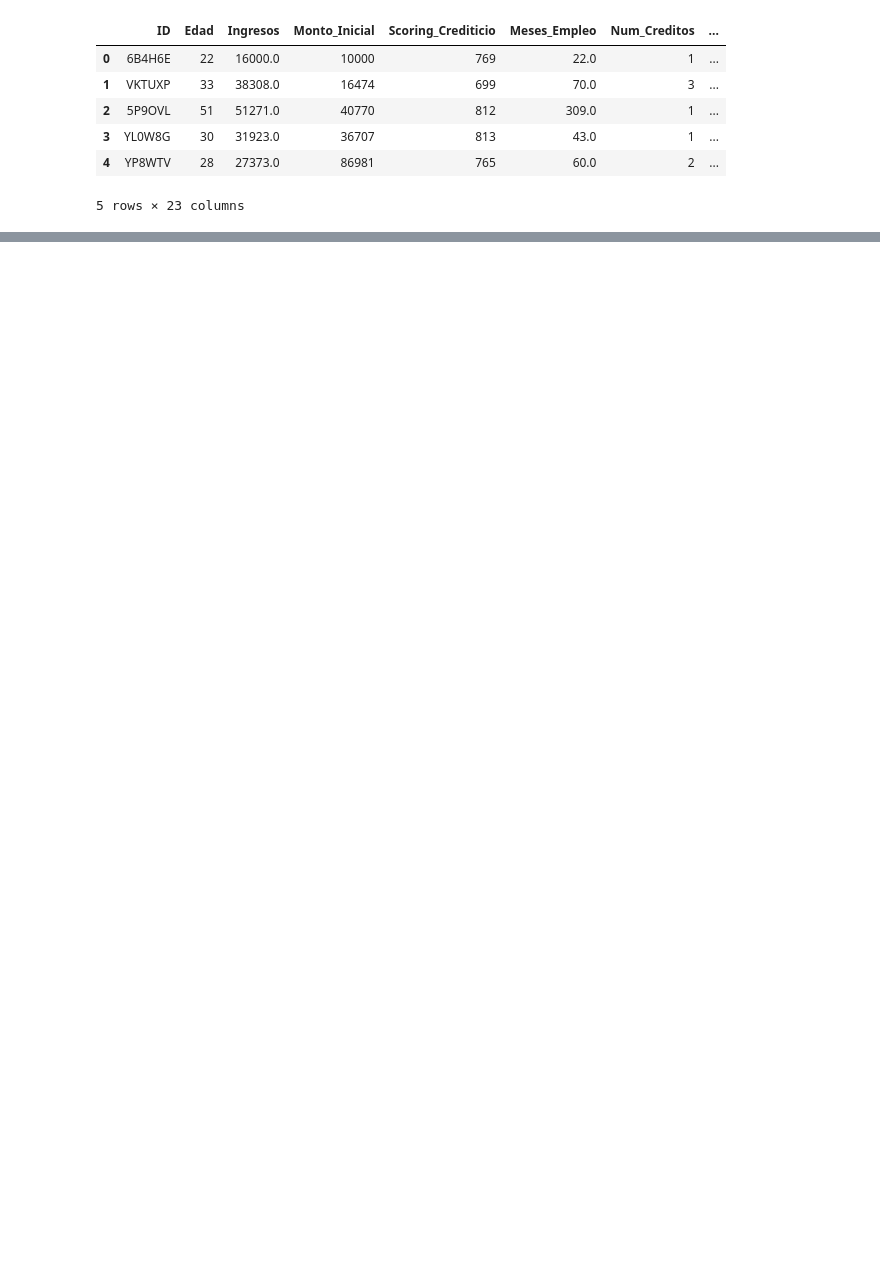
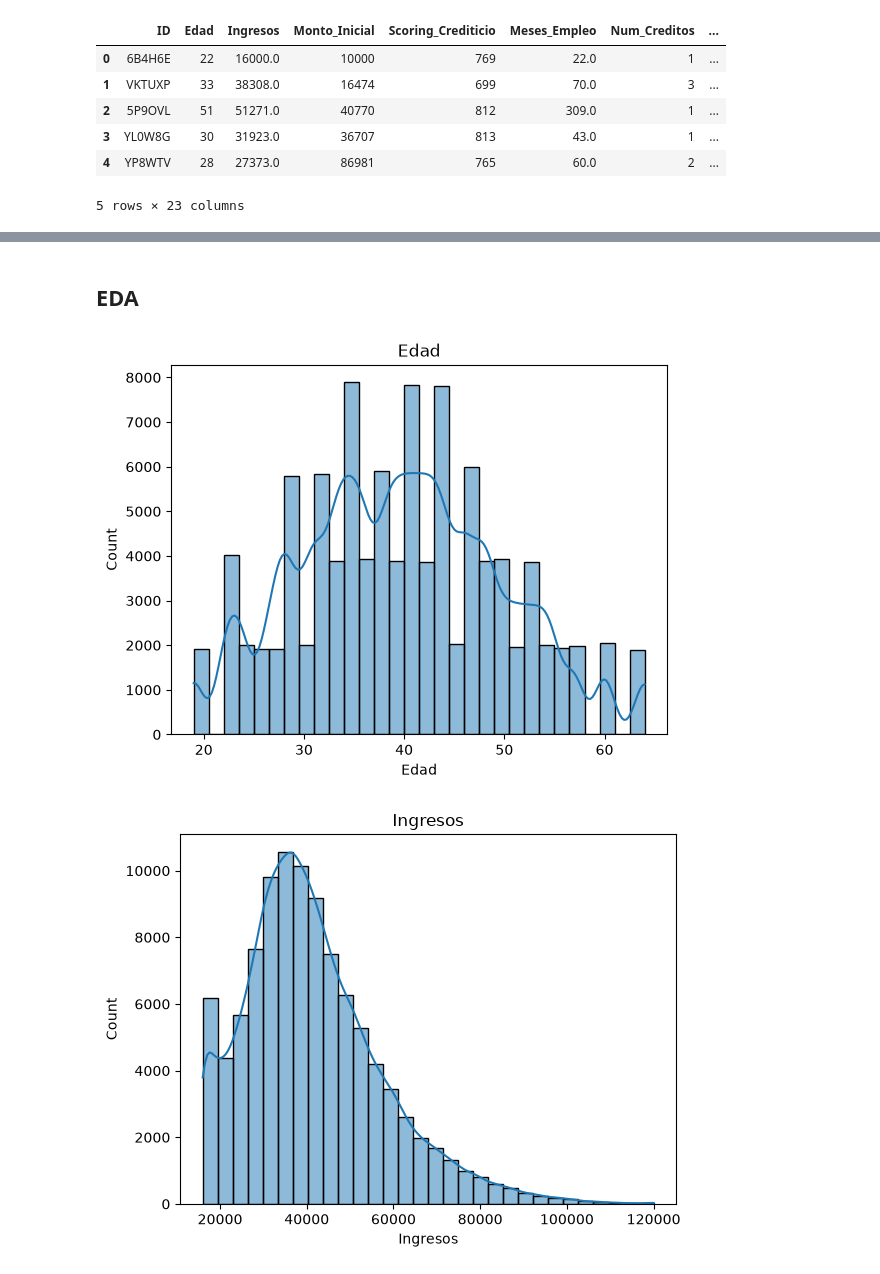
Before and after one commit to Guilleurre/Reto-05-Grupo-Verde-Oscuro, a Jupyter notebook: Analisis_Exploratorio.ipynb, the cells around one changed output, grey strips where cells are left out. Drawn from its saved outputs; the diff is of its cells as text; code cells hidden in the pictures; blank space fills up the shorter version.

```diff
--- a/Analisis_Exploratorio.ipynb
+++ b/Analisis_Exploratorio.ipynb
@@ -13,0 +63,12 @@ df_total.head()
+# %% [markdown]
+## EDA
+# %%
+lista_columnas = ['Edad', 'Ingresos', 'Monto_Inicial', 'Scoring_Crediticio', 'Meses_Empleo', 'Num_Creditos', 'Ratio_Interes', 'Duracion', 'Ratio_Deuda_Ingresos', 'Prima']
+# %%
+for col in lista_columnas:
+    sns.histplot(df_total[col], kde=True, bins=30)
+    plt.title(col)
+    plt.show()
+# %% [output]
+[figure, added]
+[figure, added]
```
Also changed, not shown: parts of 5 cells of this notebook.
